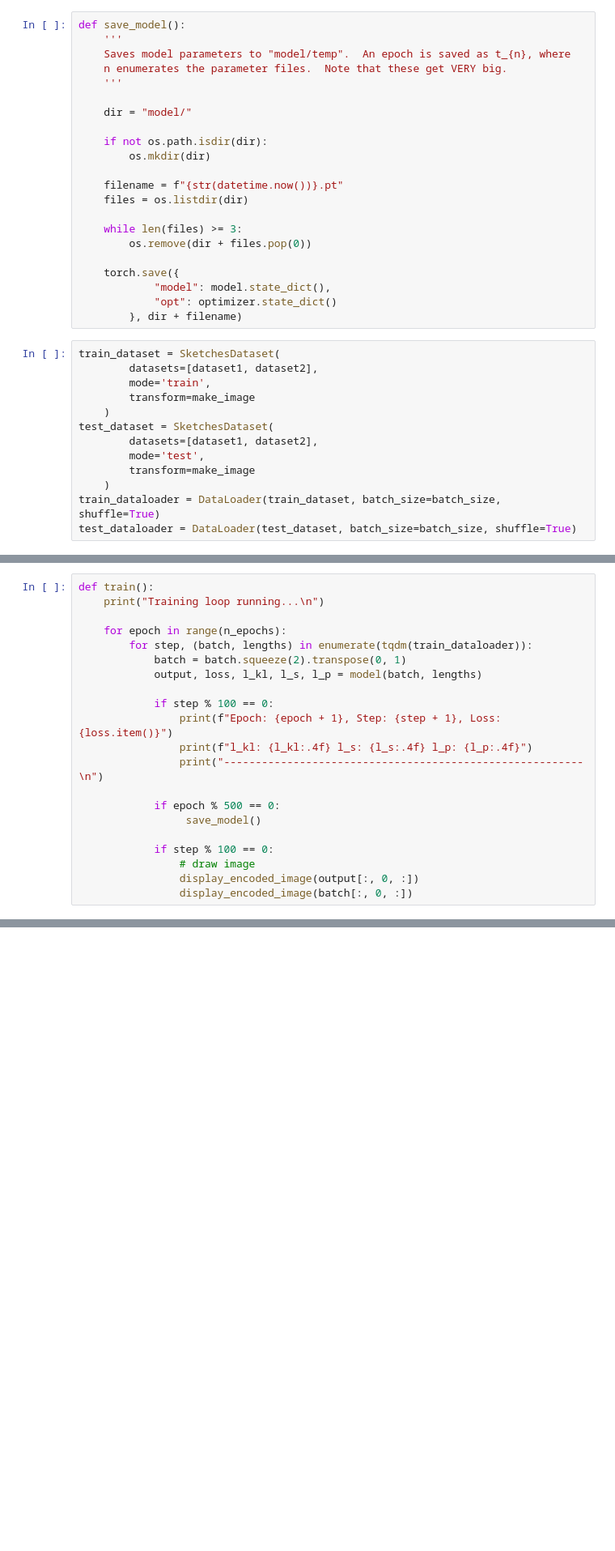
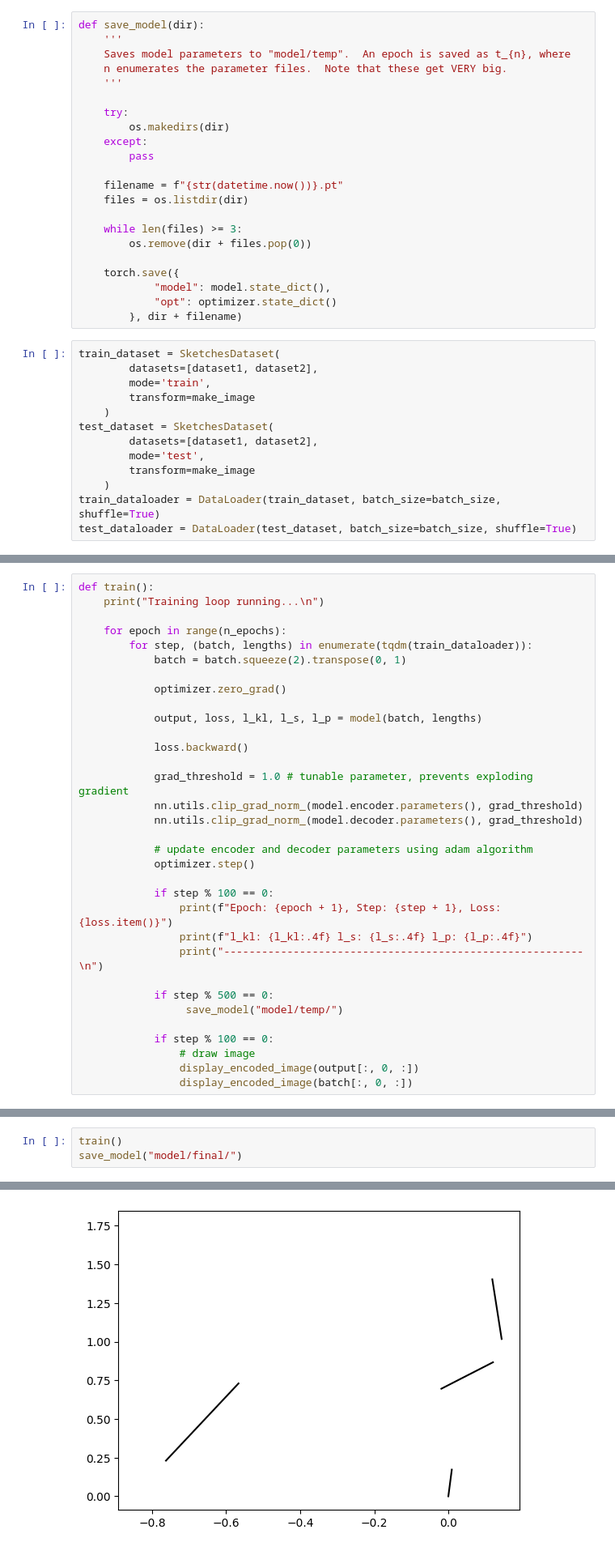
Before and after one commit to stuartfong1/improving-badly-drawn-bunnies, a Jupyter notebook: model.ipynb, the cells around one changed output, grey strips where cells are left out. Shown: that part at 81% size. Drawn from its saved outputs; the diff is of its cells as text; blank space fills up the shorter version.

```diff
--- a/model.ipynb
+++ b/model.ipynb
@@ -504,16 +563,16 @@ def make_target(batch, lengths):
 
         return mask, dx, dy, p
 # %%
-def save_model():
+def save_model(dir):
     '''
     Saves model parameters to "model/temp".  An epoch is saved as t_{n}, where
     n enumerates the parameter files.  Note that these get VERY big.
     '''
 
-    dir = "model/"
-
-    if not os.path.isdir(dir):
-        os.mkdir(dir)
+    try:
+        os.makedirs(dir)
+    except:
+        pass
 
     filename = f"{str(datetime.now())}.pt"
     files = os.listdir(dir)
@@ -547,15 +604,27 @@ def train():
     for epoch in range(n_epochs):
         for step, (batch, lengths) in enumerate(tqdm(train_dataloader)):
             batch = batch.squeeze(2).transpose(0, 1)
+
+            optimizer.zero_grad()
+
             output, loss, l_kl, l_s, l_p = model(batch, lengths)
+
+            loss.backward()
+
+            grad_threshold = 1.0 # tunable parameter, prevents exploding gradient
+            nn.utils.clip_grad_norm_(model.encoder.parameters(), grad_threshold)
+            nn.utils.clip_grad_norm_(model.decoder.parameters(), grad_threshold)
+
+            # update encoder and decoder parameters using adam algorithm
+            optimizer.step()
 
             if step % 100 == 0:
                 print(f"Epoch: {epoch + 1}, Step: {step + 1}, Loss: {loss.item()}")
                 print(f"l_kl: {l_kl:.4f} l_s: {l_s:.4f} l_p: {l_p:.4f}")
                 print("---------------------------------------------------------\n")
 
-            if epoch % 500 == 0:
-                 save_model()
+            if step % 500 == 0:
+                 save_model("model/temp/")
 
             if step % 100 == 0:
                 # draw image
@@ -579,0 +643,4 @@ Compile with `TORCH_USE_CUDA_DSA` to enable device-side assertions.
+# %%
+train()
+save_model("model/final/")
+# %% [output]
@@ -579,0 +653 @@ Compile with `TORCH_USE_CUDA_DSA` to enable device-side assertions.
+[figure, added]
```
Also changed, not shown: parts of 9 cells of this notebook.
